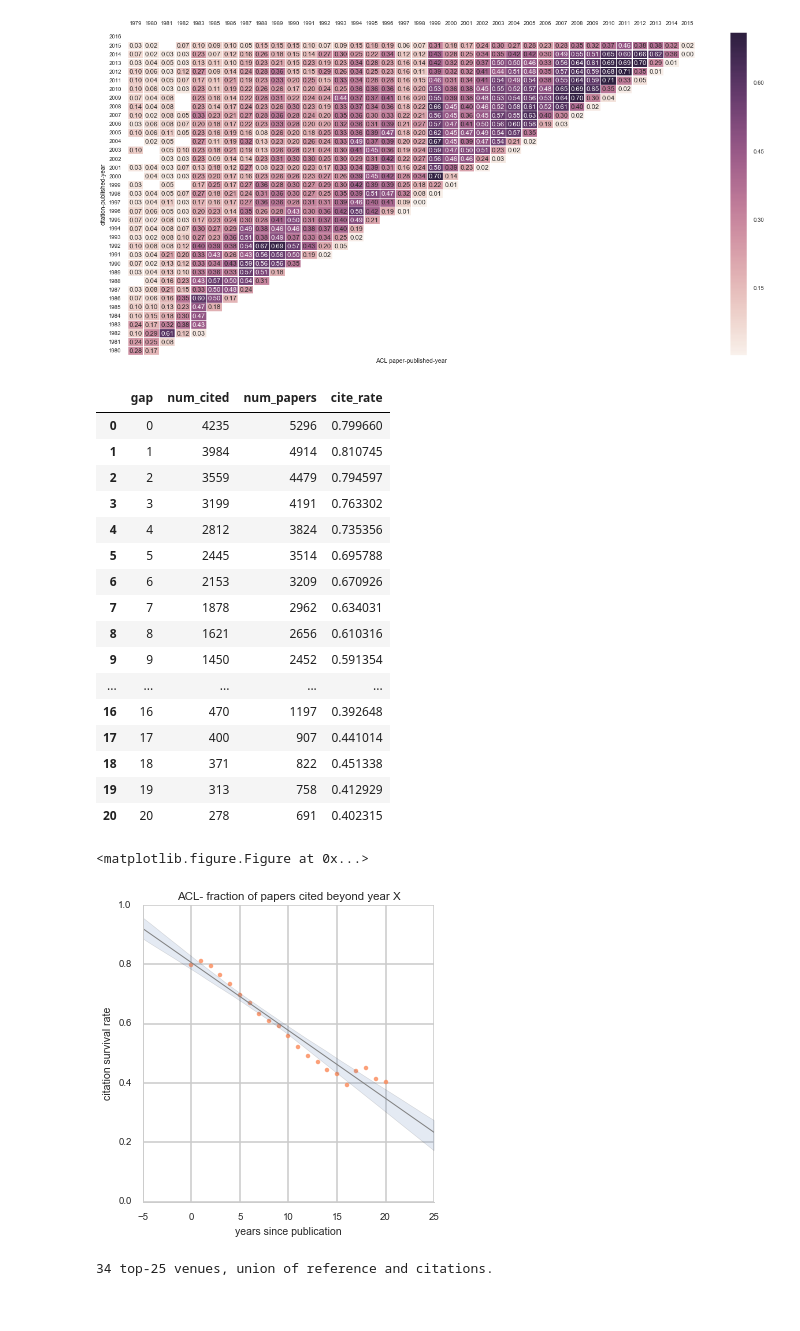
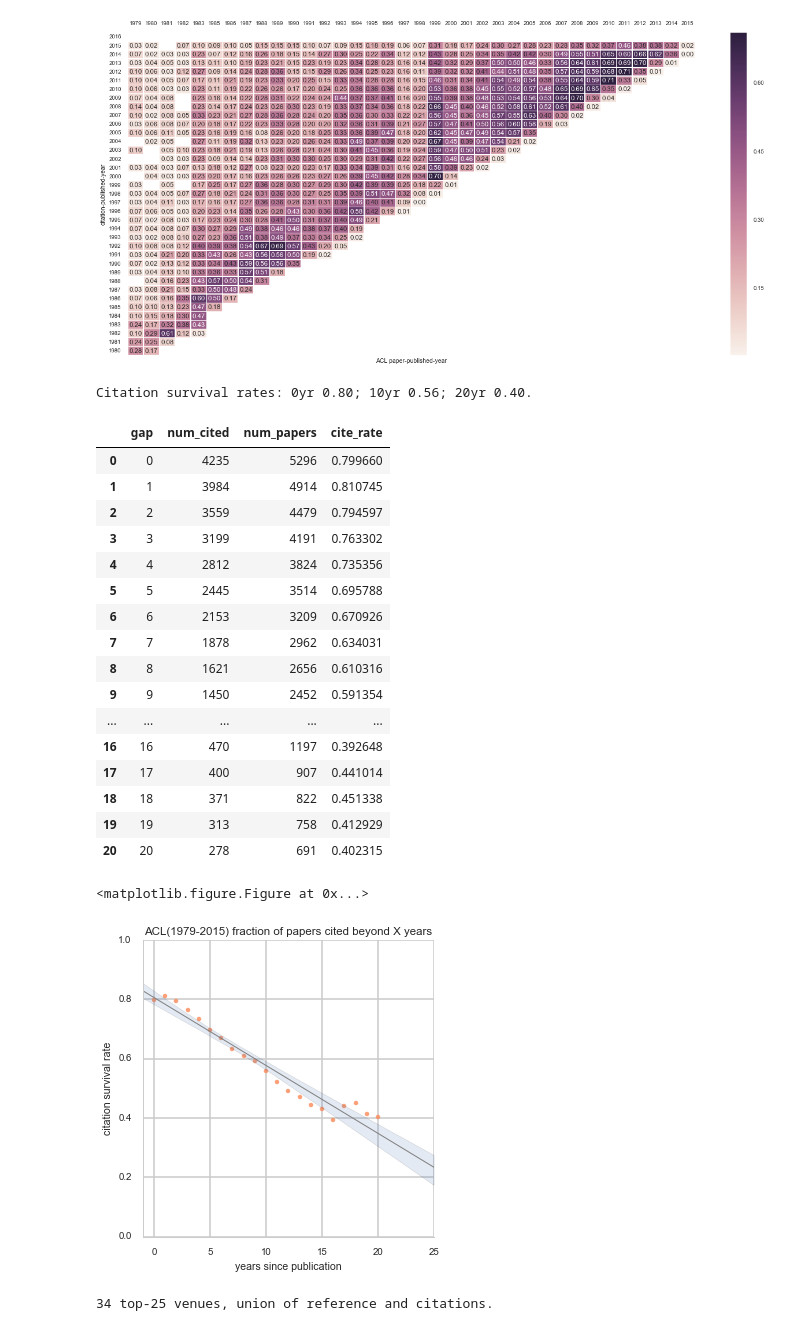
Before and after one commit to lexingxie/academic-graph, a Jupyter notebook: plot_conf_citations.ipynb, the cells around one changed output. Cells and saved outputs as stored; diff of their text form; code cells hidden in the pictures.

Commit message:
tweak post format and text for conference pages.

```diff
--- a/plot_conf_citations.ipynb
+++ b/plot_conf_citations.ipynb
@@ -480,8 +480,8 @@ for pub_year, gf in grouped_cited: #grouped by ref pub_year
             #cur_cnt = cite_paper_count[pub_year].loc[from_year:].sum() # this is wrong
             cur_cnt = len( gf[gf['PaperPubYear']>=from_year]['RefID'].unique() )
             num_cited[gap] += cur_cnt
-            if cur_cnt>0:
-                num_paper_norm[gap] += paper_count[pub_year]
+            #if cur_cnt>0:
+            num_paper_norm[gap] += paper_count[pub_year]
             # code from Jacob
             #num_cited[gap] += len(df[(df['to_year']==to_year) & (df['from_year']>from_year)]['to'].unique())
             #num_papers[gap] += papers_per_year[to_year]
@@ -492,35 +492,39 @@ df_survive['cite_rate'] = df_survive['num_cited']/df_survive['num_papers']
 plt.figure(figsize=(12, 6))
 ax = sns.lmplot(x='gap', y='cite_rate', data=df_survive,
                 line_kws={'c':'0.5', 'lw':1, 'ls':'solid'}, scatter_kws={'c':bar_colrs2[mdx]})
 ax.set_ylabels('citation survival rate')
 ax.set_xlabels('years since publication');
 yrstr = "({}-{})".format(paper_years[0], paper_years[-1])
 plt.title(conf + yrstr + ' fraction of papers cited beyond X years')
 plt.gca().set_ylim(0., 1.)
+plt.gca().set_xlim(-1, max_gap+4)
 
 plt.savefig(os.path.join(plot_dir, conf, conf+'_citation_survival.png'), transparent=True)
 
+print("Citation survival rates: 0yr {:.2f}; 10yr {:.2f}; 20yr {:.2f}.".format(
+        df_survive['cite_rate'][0], df_survive['cite_rate'][10], df_survive['cite_rate'][20]))
 df_survive
 # %% [output]
+Citation survival rates: 0yr 0.80; 10yr 0.56; 20yr 0.40.
 |  | gap | num_cited | num_papers | cite_rate |
 | 0 | 0 | 4235 | 5296 | 0.799660 |
 | 1 | 1 | 3984 | 4914 | 0.810745 |
 | 2 | 2 | 3559 | 4479 | 0.794597 |
 | 3 | 3 | 3199 | 4191 | 0.763302 |
 | 4 | 4 | 2812 | 3824 | 0.735356 |
 | 5 | 5 | 2445 | 3514 | 0.695788 |
 | 6 | 6 | 2153 | 3209 | 0.670926 |
 | 7 | 7 | 1878 | 2962 | 0.634031 |
 | 8 | 8 | 1621 | 2656 | 0.610316 |
 | 9 | 9 | 1450 | 2452 | 0.591354 |
 | ... | ... | ... | ... | ... |
 | 16 | 16 | 470 | 1197 | 0.392648 |
 | 17 | 17 | 400 | 907 | 0.441014 |
 | 18 | 18 | 371 | 822 | 0.451338 |
 | 19 | 19 | 313 | 758 | 0.412929 |
 | 20 | 20 | 278 | 691 | 0.402315 |
-<matplotlib.figure.Figure at 0x...>
+<matplotlib.figure.Figure at 0x...>
-[figure, old version]
+[figure, new version]
 # %%
 """ refs and citation data frames
 PaperID     RefID  PaperPubYear  PaperConfID  RefPubYear RefVenueID
```
Also changed, not shown: parts of 1 cell of this notebook, 1 other file.
